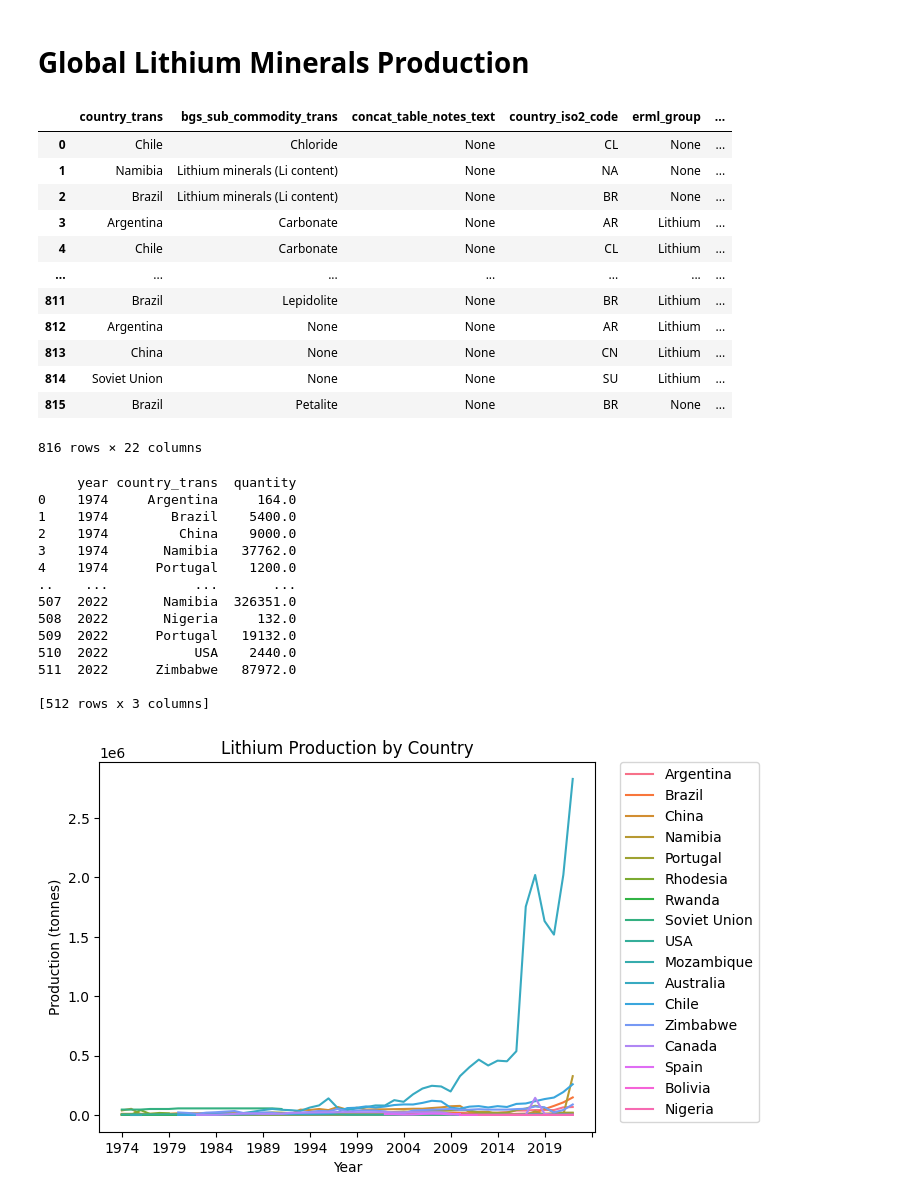
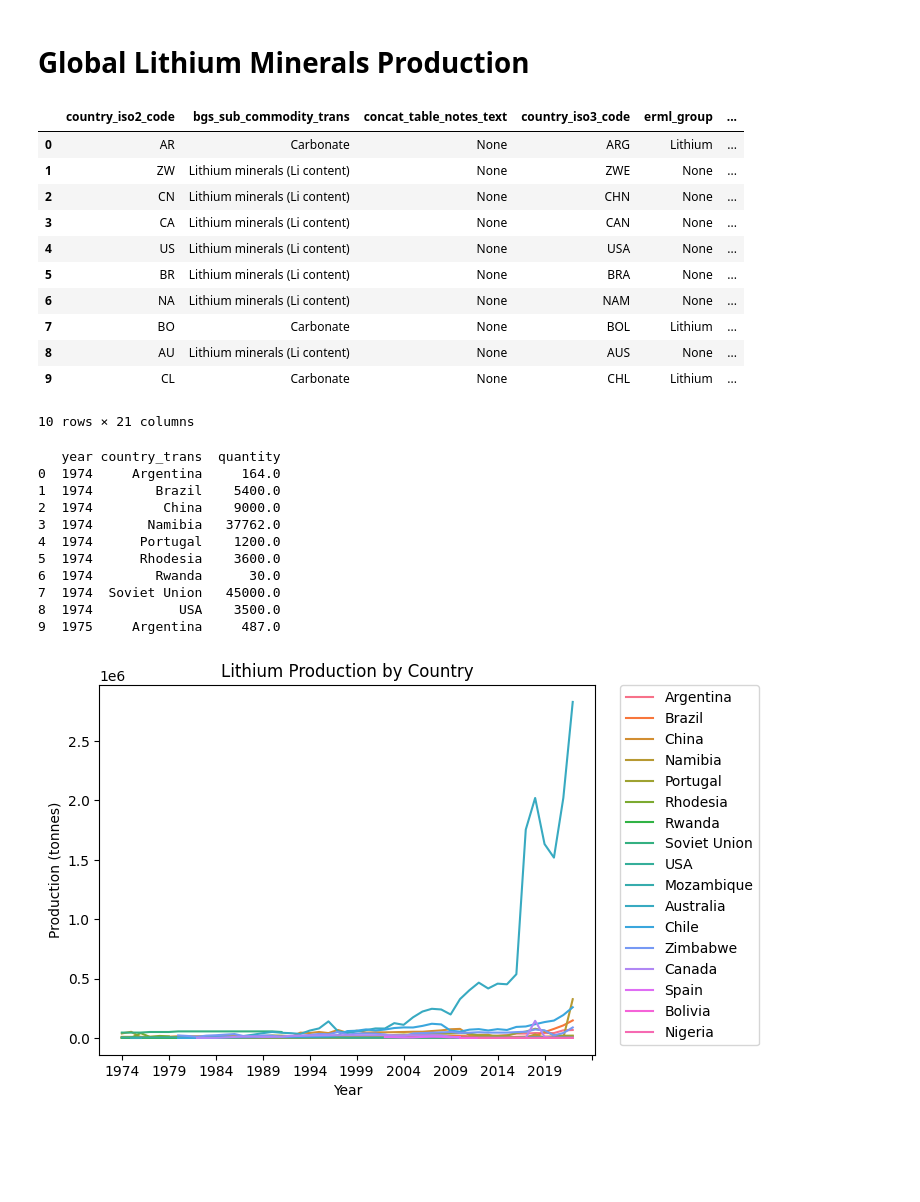
Before and after one commit to BritishGeologicalSurvey/BGS-API-Documentation, a Jupyter notebook: notebooks/BGS_World_Mineral_Statistics_using_OGCAPI_Features.ipynb, the cells around one changed output. Cells and saved outputs as stored; diff of their text form; code cells hidden in the pictures; blank space fills up the shorter version.

```diff
--- a/notebooks/BGS_World_Mineral_Statistics_using_OGCAPI_Features.ipynb
+++ b/notebooks/BGS_World_Mineral_Statistics_using_OGCAPI_Features.ipynb
@@ -314,28 +292,27 @@ plt.show()
 # %%
 params = {'f': 'json', 'limit': 13000, 'sortby': '-year', 'filter': 'bgs_commodity_trans = "lithium minerals" AND bgs_statistic_type_trans = "Production"'}
 response = requests.get('https://ogcapi.bgs.ac.uk/collections/world-mineral-statistics/items', params=params)
 data = response.json()
 data
 ## Add this data to a dataframe
 lith_data = []
 lith_data.append(gpd.GeoDataFrame.from_features(data['features']))
 lith_data = pd.concat(lith_data)
 lith_data.drop(['geometry', 'bgs_commodity_code'], axis=1, inplace=True)
-lith_data
+lith_data.head(10)
 # %% [output]
-|  | country_trans | bgs_sub_commodity_trans | concat_table_notes_text | country_iso2_code | erml_group | ... |
-| 0 | Chile | Chloride | None | CL | None | ... |
-| 1 | Namibia | Lithium minerals (Li content) | None | NA | None | ... |
-| 2 | Brazil | Lithium minerals (Li content) | None | BR | None | ... |
-| 3 | Argentina | Carbonate | None | AR | Lithium | ... |
-| 4 | Chile | Carbonate | None | CL | Lithium | ... |
-| ... | ... | ... | ... | ... | ... | ... |
-| 811 | Brazil | Lepidolite | None | BR | Lithium | ... |
-| 812 | Argentina | None | None | AR | Lithium | ... |
-| 813 | China | None | None | CN | Lithium | ... |
-| 814 | Soviet Union | None | None | SU | Lithium | ... |
-| 815 | Brazil | Petalite | None | BR | None | ... |
+|  | country_iso2_code | bgs_sub_commodity_trans | concat_table_notes_text | country_iso3_code | erml_group | ... |
+| 0 | AR | Carbonate | None | ARG | Lithium | ... |
+| 1 | ZW | Lithium minerals (Li content) | None | ZWE | None | ... |
+| 2 | CN | Lithium minerals (Li content) | None | CHN | None | ... |
+| 3 | CA | Lithium minerals (Li content) | None | CAN | None | ... |
+| 4 | US | Lithium minerals (Li content) | None | USA | None | ... |
+| 5 | BR | Lithium minerals (Li content) | None | BRA | None | ... |
+| 6 | NA | Lithium minerals (Li content) | None | NAM | None | ... |
+| 7 | BO | Carbonate | None | BOL | Lithium | ... |
+| 8 | AU | Lithium minerals (Li content) | None | AUS | None | ... |
+| 9 | CL | Carbonate | None | CHL | Lithium | ... |
-816 rows × 22 columns
+10 rows × 21 columns
 # %%
 # Group by both 'year' and 'country' and sum the 'quantity'
 grouped_data = lith_data.groupby(["year", "country_trans"])["quantity"].sum()
@@ -352,22 +329,19 @@ grouped_data["year"] = pd.to_datetime(grouped_data["year"], format="%Y-%m-%d")
 # Extract the year in YYYY format
 grouped_data["year"] = grouped_data["year"].dt.strftime("%Y")
 
-print(grouped_data)
+print(grouped_data.head(10))
 # %% [output]
-     year country_trans  quantity
-0    1974     Argentina     164.0
-1    1974        Brazil    5400.0
-2    1974         China    9000.0
-3    1974       Namibia   37762.0
-4    1974      Portugal    1200.0
-..    ...           ...       ...
-507  2022       Namibia  326351.0
-508  2022       Nigeria     132.0
-509  2022      Portugal   19132.0
-510  2022           USA    2440.0
-511  2022      Zimbabwe   87972.0
-
-[512 rows x 3 columns]
+   year country_trans  quantity
+0  1974     Argentina     164.0
+1  1974        Brazil    5400.0
+2  1974         China    9000.0
+3  1974       Namibia   37762.0
+4  1974      Portugal    1200.0
+5  1974      Rhodesia    3600.0
+6  1974        Rwanda      30.0
+7  1974  Soviet Union   45000.0
+8  1974           USA    3500.0
+9  1975     Argentina     487.0
 # %%
 import seaborn as sns
 import matplotlib.pyplot as plt
```
Also changed, not shown: parts of 11 cells of this notebook, 1 other file.
